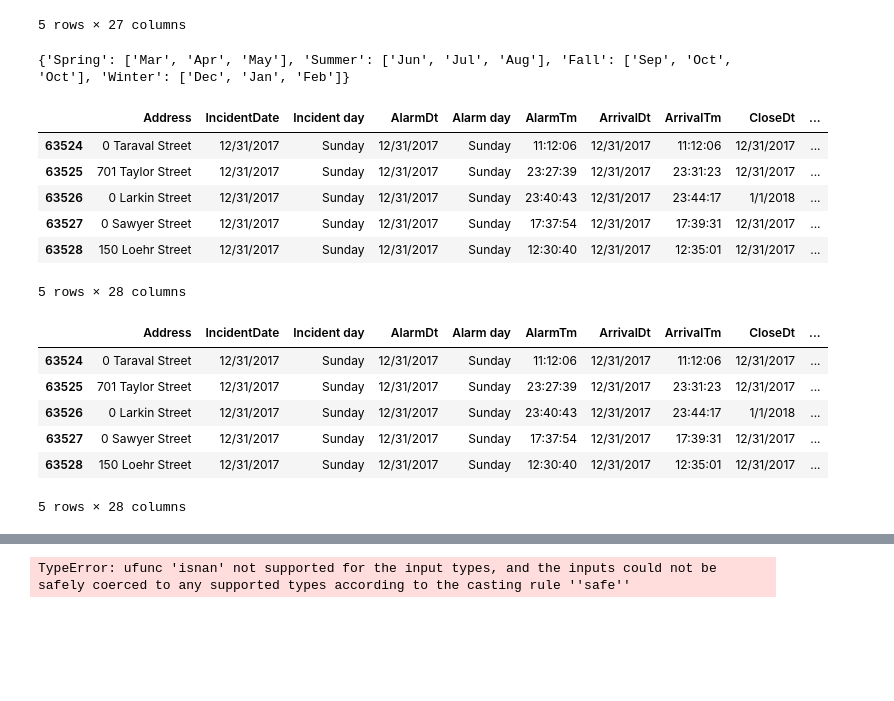
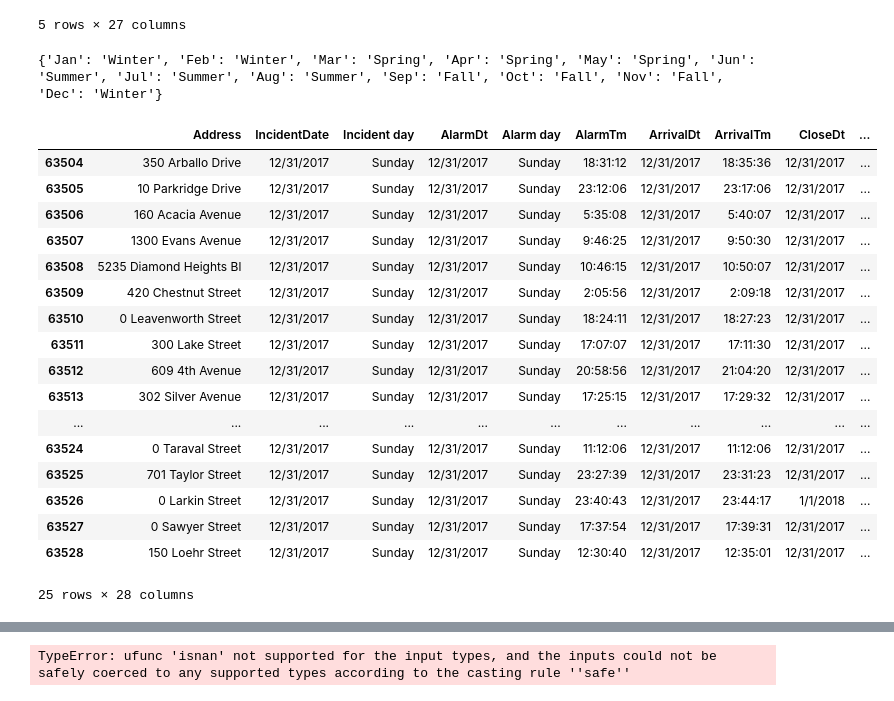
Before and after one commit to Fairfield-University-BA505/final-project-fa2019-fab4, a Jupyter notebook: SFOEMS_Code-Copy1.ipynb, the cells around one changed output, grey strips where cells are left out. Drawn from its saved outputs; the diff is of its cells as text; code cells hidden in the pictures; blank space fills up the shorter version.

```diff
--- a/SFOEMS_Code-Copy1.ipynb
+++ b/SFOEMS_Code-Copy1.ipynb
@@ -50,8 +50,8 @@ SFOEMS.head()
 5 rows × 27 columns
 # %%
 #To create a dictionary of month to seasons
-#season = {'Spring': [3, 4, 5],
-         #'Summer': [6, 7, 8],
-         #'Fall': [9, 10, 11],
-         #'Winter': [12, 1, 2]}
-#print(season)
+season = {'Jan': 'Winter', 'Feb': 'Winter', 'Mar': 'Spring', 'Apr': 'Spring', 'May': 'Spring', 'Jun': 'Summer', 'Jul': 'Summer', 'Aug':
+          'Summer', 'Sep': 'Fall', 'Oct': 'Fall', 'Nov': 'Fall', 'Dec': 'Winter'}
+print(season)
+# %% [output]
+{'Jan': 'Winter', 'Feb': 'Winter', 'Mar': 'Spring', 'Apr': 'Spring', 'May': 'Spring', 'Jun': 'Summer', 'Jul': 'Summer', 'Aug': 'Summer', 'Sep': 'Fall', 'Oct': 'Fall', 'Nov': 'Fall', 'Dec': 'Winter'}
@@ -63,36 +58,26 @@ SFOEMS.head()
-# %%
-import calendar
-SFOEMS['month'] = SFOEMS['month'].apply(lambda x: calendar.month_abbr[x])
-# %%
-season = {'Spring': ['Mar', 'Apr', 'May'],
-         'Summer': ['Jun', 'Jul', 'Aug'],
-         'Fall': ['Sep', 'Oct', 'Oct'],
-         'Winter': ['Dec', 'Jan', 'Feb']}
-print(season)
-# %% [output]
-{'Spring': ['Mar', 'Apr', 'May'], 'Summer': ['Jun', 'Jul', 'Aug'], 'Fall': ['Sep', 'Oct', 'Oct'], 'Winter': ['Dec', 'Jan', 'Feb']}
 # %%
 #To add season column to df using append
 SFOEMS['Season']=SFOEMS['month'].map(season)
-SFOEMS.tail()
+SFOEMS.tail(25)
 # %% [output]
 |  | Address | IncidentDate | Incident day | AlarmDt | Alarm day | AlarmTm | ArrivalDt | ArrivalTm | CloseDt | ... |
+| 63504 | 350 Arballo Drive | 12/31/2017 | Sunday | 12/31/2017 | Sunday | 18:31:12 | 12/31/2017 | 18:35:36 | 12/31/2017 | ... |
+| 63505 | 10 Parkridge Drive | 12/31/2017 | Sunday | 12/31/2017 | Sunday | 23:12:06 | 12/31/2017 | 23:17:06 | 12/31/2017 | ... |
+| 63506 | 160 Acacia Avenue | 12/31/2017 | Sunday | 12/31/2017 | Sunday | 5:35:08 | 12/31/2017 | 5:40:07 | 12/31/2017 | ... |
+| 63507 | 1300 Evans Avenue | 12/31/2017 | Sunday | 12/31/2017 | Sunday | 9:46:25 | 12/31/2017 | 9:50:30 | 12/31/2017 | ... |
+| 63508 | 5235 Diamond Heights Bl | 12/31/2017 | Sunday | 12/31/2017 | Sunday | 10:46:15 | 12/31/2017 | 10:50:07 | 12/31/2017 | ... |
+| 63509 | 420 Chestnut Street | 12/31/2017 | Sunday | 12/31/2017 | Sunday | 2:05:56 | 12/31/2017 | 2:09:18 | 12/31/2017 | ... |
+| 63510 | 0 Leavenworth Street | 12/31/2017 | Sunday | 12/31/2017 | Sunday | 18:24:11 | 12/31/2017 | 18:27:23 | 12/31/2017 | ... |
+| 63511 | 300 Lake Street | 12/31/2017 | Sunday | 12/31/2017 | Sunday | 17:07:07 | 12/31/2017 | 17:11:30 | 12/31/2017 | ... |
+| 63512 | 609 4th Avenue | 12/31/2017 | Sunday | 12/31/2017 | Sunday | 20:58:56 | 12/31/2017 | 21:04:20 | 12/31/2017 | ... |
+| 63513 | 302 Silver Avenue | 12/31/2017 | Sunday | 12/31/2017 | Sunday | 17:25:15 | 12/31/2017 | 17:29:32 | 12/31/2017 | ... |
+| ... | ... | ... | ... | ... | ... | ... | ... | ... | ... | ... |
 | 63524 | 0 Taraval Street | 12/31/2017 | Sunday | 12/31/2017 | Sunday | 11:12:06 | 12/31/2017 | 11:12:06 | 12/31/2017 | ... |
 | 63525 | 701 Taylor Street | 12/31/2017 | Sunday | 12/31/2017 | Sunday | 23:27:39 | 12/31/2017 | 23:31:23 | 12/31/2017 | ... |
 | 63526 | 0 Larkin Street | 12/31/2017 | Sunday | 12/31/2017 | Sunday | 23:40:43 | 12/31/2017 | 23:44:17 | 1/1/2018 | ... |
 | 63527 | 0 Sawyer Street | 12/31/2017 | Sunday | 12/31/2017 | Sunday | 17:37:54 | 12/31/2017 | 17:39:31 | 12/31/2017 | ... |
 | 63528 | 150 Loehr Street | 12/31/2017 | Sunday | 12/31/2017 | Sunday | 12:30:40 | 12/31/2017 | 12:35:01 | 12/31/2017 | ... |
-5 rows × 28 columns
+25 rows × 28 columns
-# %%
-SFOEMS.tail()
-# %% [output]
-|  | Address | IncidentDate | Incident day | AlarmDt | Alarm day | AlarmTm | ArrivalDt | ArrivalTm | CloseDt | ... |
-| 63524 | 0 Taraval Street | 12/31/2017 | Sunday | 12/31/2017 | Sunday | 11:12:06 | 12/31/2017 | 11:12:06 | 12/31/2017 | ... |
-| 63525 | 701 Taylor Street | 12/31/2017 | Sunday | 12/31/2017 | Sunday | 23:27:39 | 12/31/2017 | 23:31:23 | 12/31/2017 | ... |
-| 63526 | 0 Larkin Street | 12/31/2017 | Sunday | 12/31/2017 | Sunday | 23:40:43 | 12/31/2017 | 23:44:17 | 1/1/2018 | ... |
-| 63527 | 0 Sawyer Street | 12/31/2017 | Sunday | 12/31/2017 | Sunday | 17:37:54 | 12/31/2017 | 17:39:31 | 12/31/2017 | ... |
-| 63528 | 150 Loehr Street | 12/31/2017 | Sunday | 12/31/2017 | Sunday | 12:30:40 | 12/31/2017 | 12:35:01 | 12/31/2017 | ... |
-5 rows × 28 columns
 # %%
 #to calculate calls by month
 month_calls=SFOEMS['month'].value_counts().plot(kind='bar', grid=False)
```
Also changed, not shown: parts of 21 cells of this notebook.
